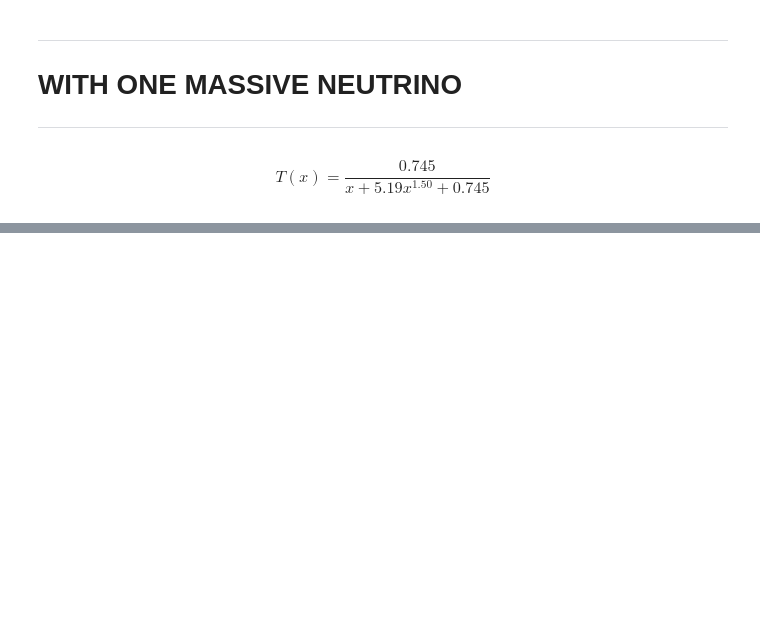
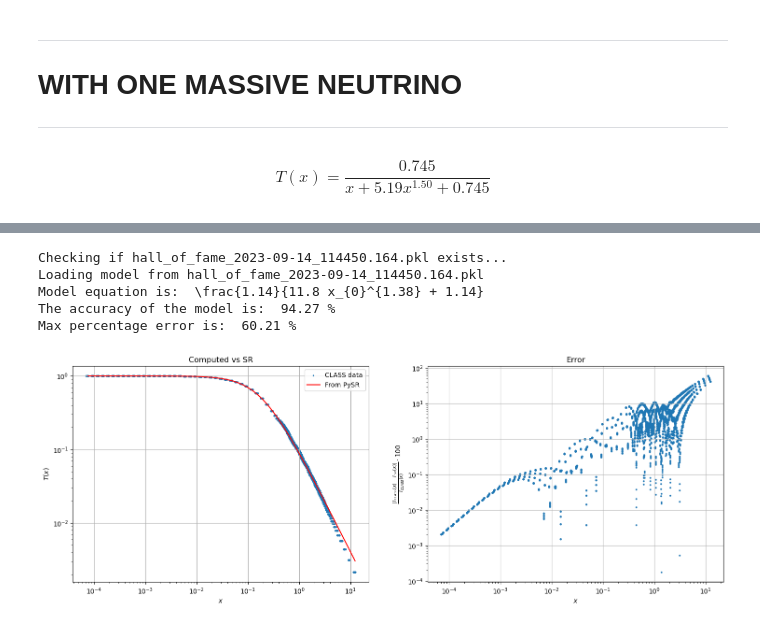
Before and after one commit to farocrown/Simreg, a Jupyter notebook: sr_tf_graphs.ipynb, the cells around one changed output, grey strips where cells are left out. Saved outputs shown, nothing was run; the diff lists cells and outputs as text; code cells hidden in the pictures; blank space fills up the shorter version.

```diff
--- a/sr_tf_graphs.ipynb
+++ b/sr_tf_graphs.ipynb
@@ -143,6 +143,9 @@ $$T(x)=\frac{0.745}{x + 5.19 x^{1.50} + 0.745}$$
 # %%
 tf2 = pd.read_csv('TF_64.csv')
 k2 = tf2['k (h/Mpc)'].values
+z2 = (tf2['k (h/Mpc)']/tf2['omega_m']).values
 x2 = tf2['x'].values
+y2 = pd.DataFrame({'k': tf2['k (h/Mpc)'], 'om_b': tf2['omega_b'],'om_m': tf2['omega_m']})
 T2 = tf2['T(k)'].values
 x2 = x2.reshape(-1,1)
+z2 = z2.reshape(-1,1)
@@ -157,0 +204,9 @@ Max percentage error is:  33.7 %
+# %%
+bran(z2,T2,'hall_of_fame_2023-09-14_114450.164.pkl')
+# %% [output]
+Checking if hall_of_fame_2023-09-14_114450.164.pkl exists...
+Loading model from hall_of_fame_2023-09-14_114450.164.pkl
+Model equation is:  \frac{1.14}{11.8 x_{0}^{1.38} + 1.14}
+The accuracy of the model is:  94.27 %
+Max percentage error is:  60.21 %
+[figure, added]
```
Also changed, not shown: parts of 5 cells of this notebook, 1 other file.
